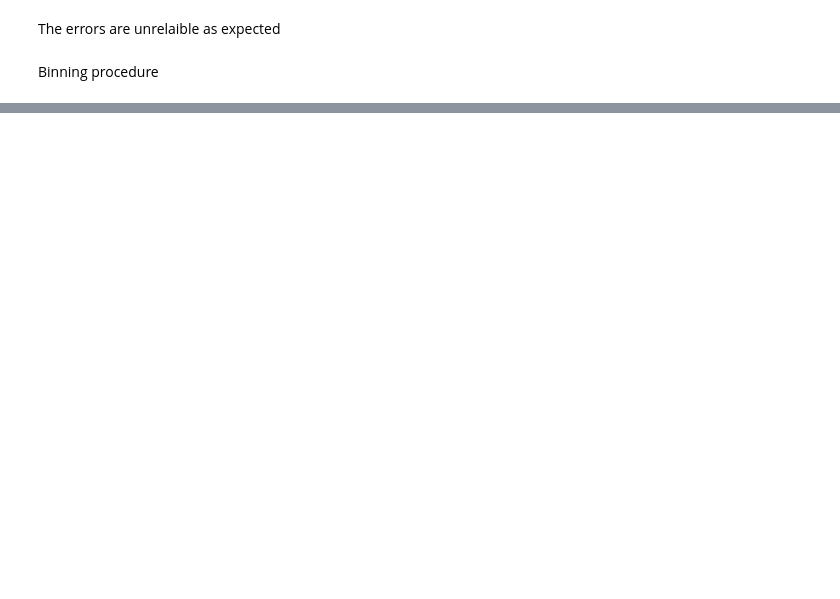
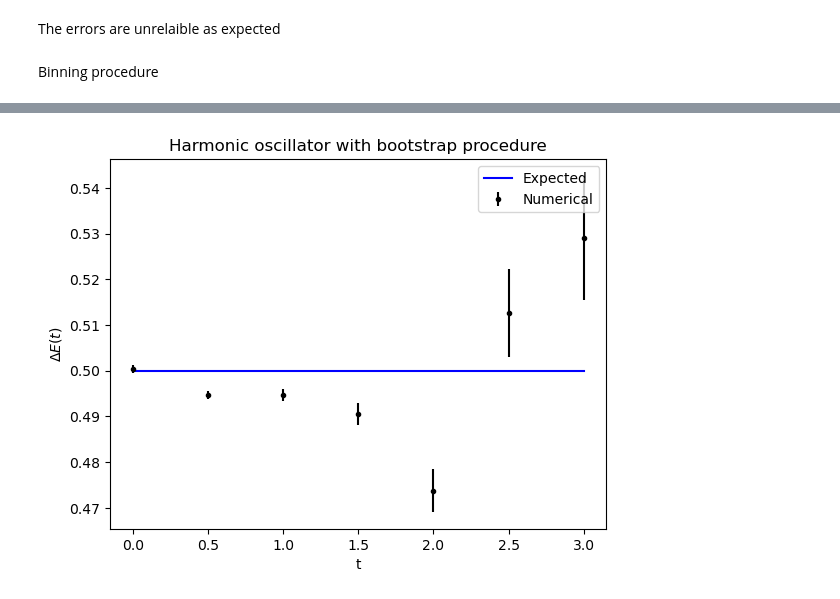
Before and after one commit to lusvelt/path-integral-monte-carlo, a Jupyter notebook: src/metropolis-harmonic-oscillator.ipynb, the cells around one changed output, grey strips where cells are left out. Cells and saved outputs as stored; diff of their text form; code cells hidden in the pictures; blank space fills up the shorter version.

```diff
--- a/src/metropolis-harmonic-oscillator.ipynb
+++ b/src/metropolis-harmonic-oscillator.ipynb
@@ -166,0 +181,20 @@ plt.show()
+# %%
+def S_per_timeslice_improved(j,x): # harm. osc. S
+    jp = (j+1)%N # next site
+    jm = (j-1)%N # previous site
+    S_per_component = a*x[j]**2/2*(1+a**2/12)+x[j]*(x[j]-x[jp]-x[jm])/a
+    return S_per_component
+# %%
+harmonic_oscillator_improved = NonRelativisticSingleParticle1D(T=a*N, N=N, S_per_timeslice=S_per_timeslice_improved)
+# %%
+average_delta_E_with_bootstrap_improved, std_delta_E_with_boostrap_improved = harmonic_oscillator_improved.compute_delta_E(compute_G, 10000, N_cor, eps, N_copies=N_copies)
+# %%
+plt.plot(t[:7], E_exact[:7] ,'b',label='Expected')
+plt.errorbar(t[:7], average_delta_E_with_bootstrap_improved[:7], yerr=std_delta_E_with_boostrap_improved[:7],color='black' ,label='Numerical',fmt='.')
+plt.legend(loc='upper right')
+plt.title('Harmonic oscillator with bootstrap procedure')
+plt.xlabel('t')
+plt.ylabel(r'$\Delta E(t)$')
+plt.show()
+# %% [output]
+[figure, added]
```
Also changed, not shown: parts of 9 cells of this notebook.
